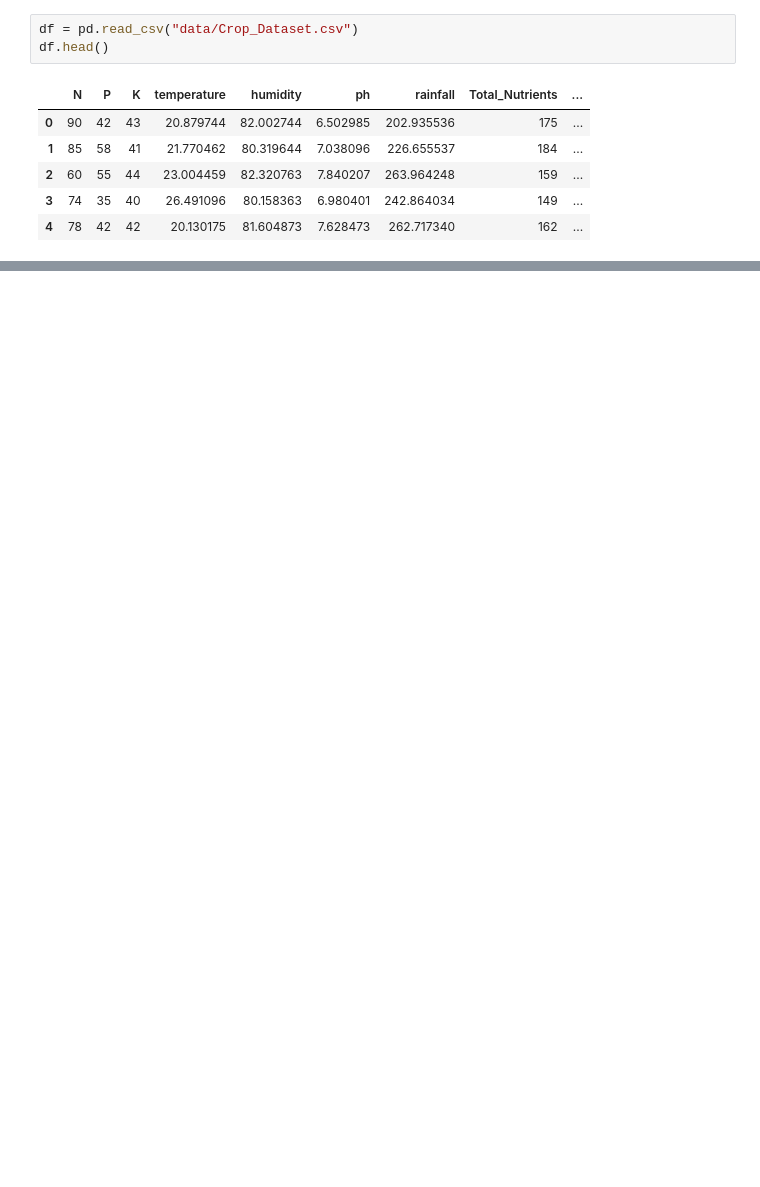
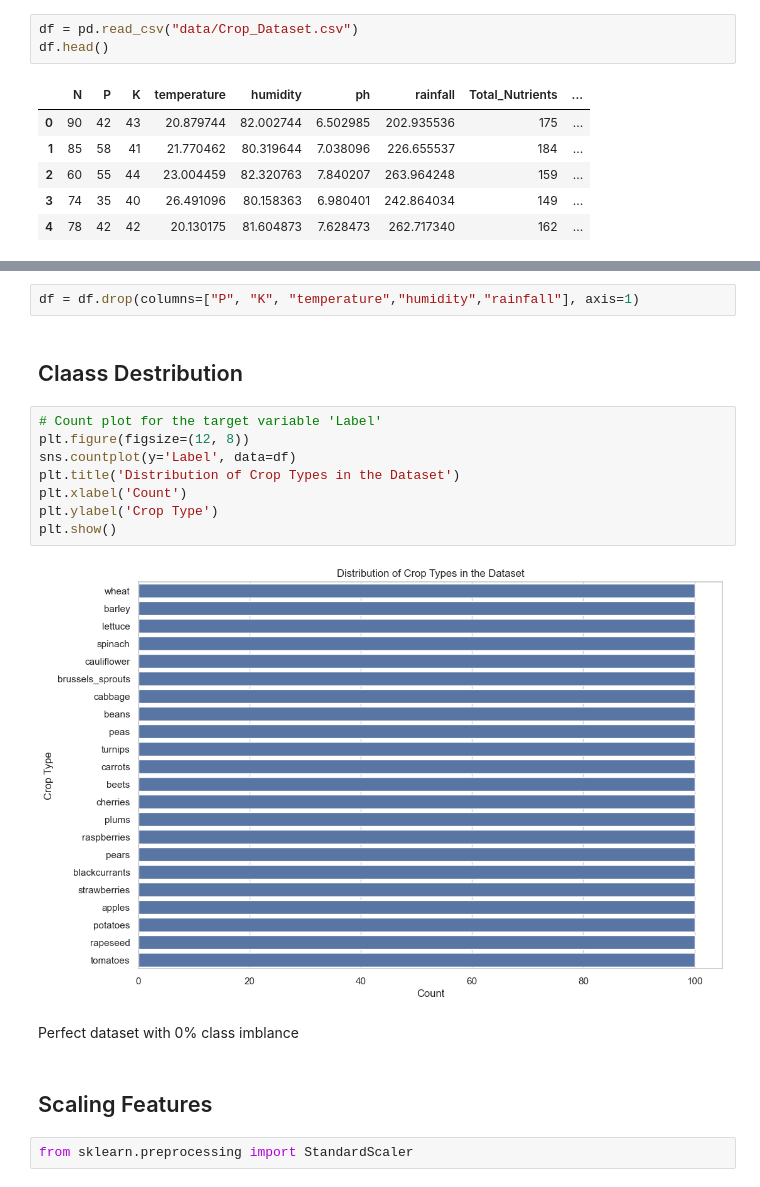
Before and after one commit to Saranga99/intellihack, a Jupyter notebook: Crop Prediction.ipynb, the cells around one changed output, grey strips where cells are left out. Cells and saved outputs as stored; diff of their text form; blank space fills up the shorter version.

```diff
--- a/Crop Prediction.ipynb
+++ b/Crop Prediction.ipynb
@@ -12,0 +163,20 @@ df.head()
+# %%
+df = df.drop(columns=["P", "K", "temperature","humidity","rainfall"], axis=1)
+# %% [markdown]
+## Claass Destribution
+# %%
+# Count plot for the target variable 'Label'
+plt.figure(figsize=(12, 8))
+sns.countplot(y='Label', data=df)
+plt.title('Distribution of Crop Types in the Dataset')
+plt.xlabel('Count')
+plt.ylabel('Crop Type')
+plt.show()
+# %% [output]
+[figure, added]
+# %% [markdown]
+Perfect dataset with 0% class imblance
+# %% [markdown]
+## Scaling Features
+# %%
+from sklearn.preprocessing import StandardScaler
```
Also changed, not shown: parts of 27 cells of this notebook, 1 other file.
